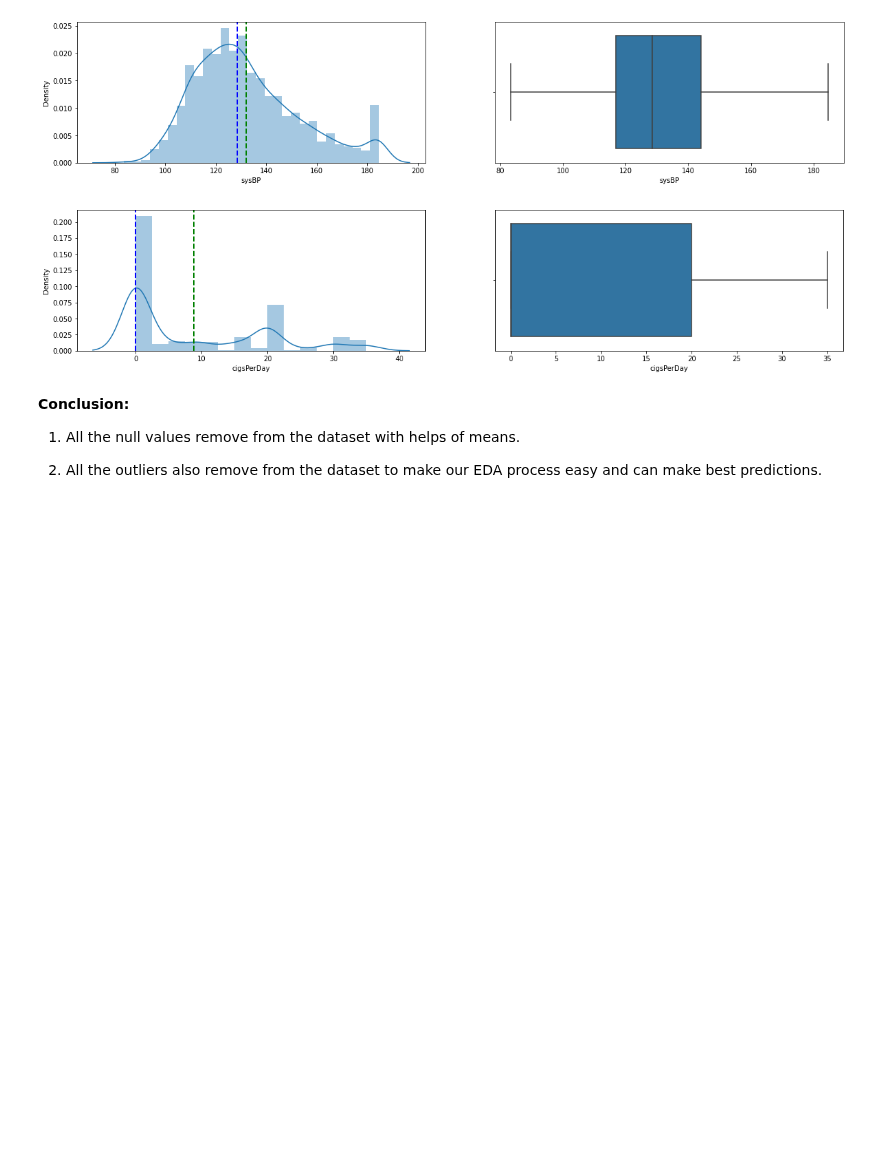
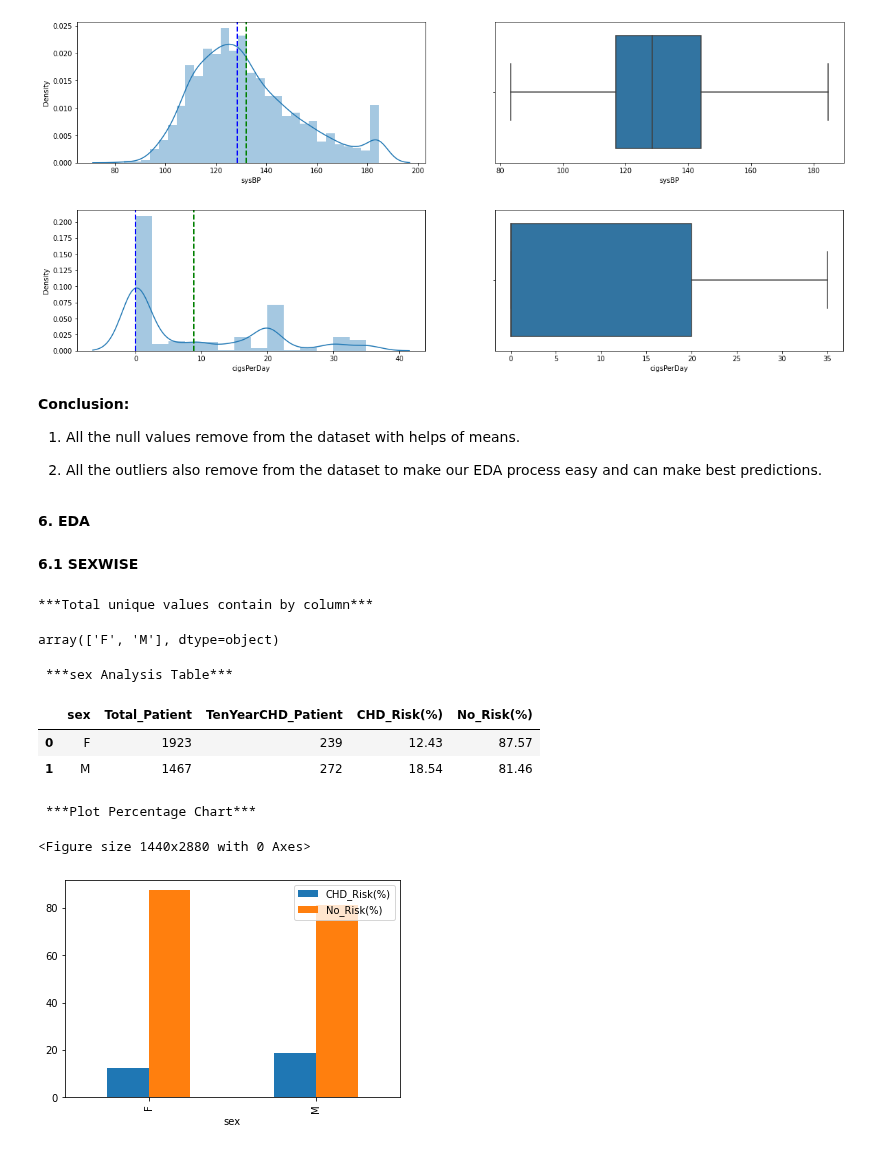
Before and after one commit to Pgupta1996/Cardiovascular_Risk_Prediction, a Jupyter notebook: Cardiovascular_Risk_Prediction.ipynb, the cells around one changed output. Cells and saved outputs as stored; diff of their text form; code cells hidden in the pictures; blank space fills up the shorter version.

```diff
--- a/Cardiovascular_Risk_Prediction.ipynb
+++ b/Cardiovascular_Risk_Prediction.ipynb
@@ -518,3 +518,27 @@ dist_chart(dataset['cigsPerDay'])
 1. All the null values remove from the dataset with helps of means.
 
 2. All the outliers also remove from the dataset to make our EDA process easy and can make best predictions.
+# %% [markdown]
+**6. EDA**
+# %%
+#Define Function
+def Catergory_Analysis(z):
+
+  # get the unique values in coulumn
+  print('***Total unique values contain by column***')
+  display(dataset[z].unique())
+
+  # Get the table which display count of dependent variable count for each uniqe value in column
+  y=dataset.groupby(z).agg({'age':'count', 'TenYearCHD': 'sum'}).reset_index().rename(columns={'age':'Total_Patient','TenYearCHD':'TenYearCHD_Patient'})
+
+  # Add percentage columns in table
+  y['CHD_Risk(%)']=round(y['TenYearCHD_Patient']/y['Total_Patient']*100,2)
+  y['No_Risk(%)']=round((y['Total_Patient']-y['TenYearCHD_Patient'])/y['Total_Patient']*100,2)
+  print(f'\n ***{z} Analysis Table*** \n')
+  display(y)
+
+  # plot the table data
+  print('\n ***Plot Percentage Chart*** \n')
+  #display(y[[z,'risk per']])
+  plt.figure(figsize = (20,40)) #Define Chart size
+  y.plot.bar(x=z,y=['CHD_Risk(%)','No_Risk(%)'])
@@ -520,0 +551,15 @@ dist_chart(dataset['cigsPerDay'])
+# %% [markdown]
+**6.1 SEXWISE**
+# %%
+#Call Analysis function for 'sex' variable
+Catergory_Analysis('sex')
+# %% [output]
+***Total unique values contain by column***
+array(['F', 'M'], dtype=object)
+ ***sex Analysis Table***
+|  | sex | Total_Patient | TenYearCHD_Patient | CHD_Risk(%) | No_Risk(%) |
+| 0 | F | 1923 | 239 | 12.43 | 87.57 |
+| 1 | M | 1467 | 272 | 18.54 | 81.46 |
+ ***Plot Percentage Chart***
+<Figure size 1440x2880 with 0 Axes>
+[figure, added]
```
Also changed, not shown: parts of 25 cells of this notebook.
